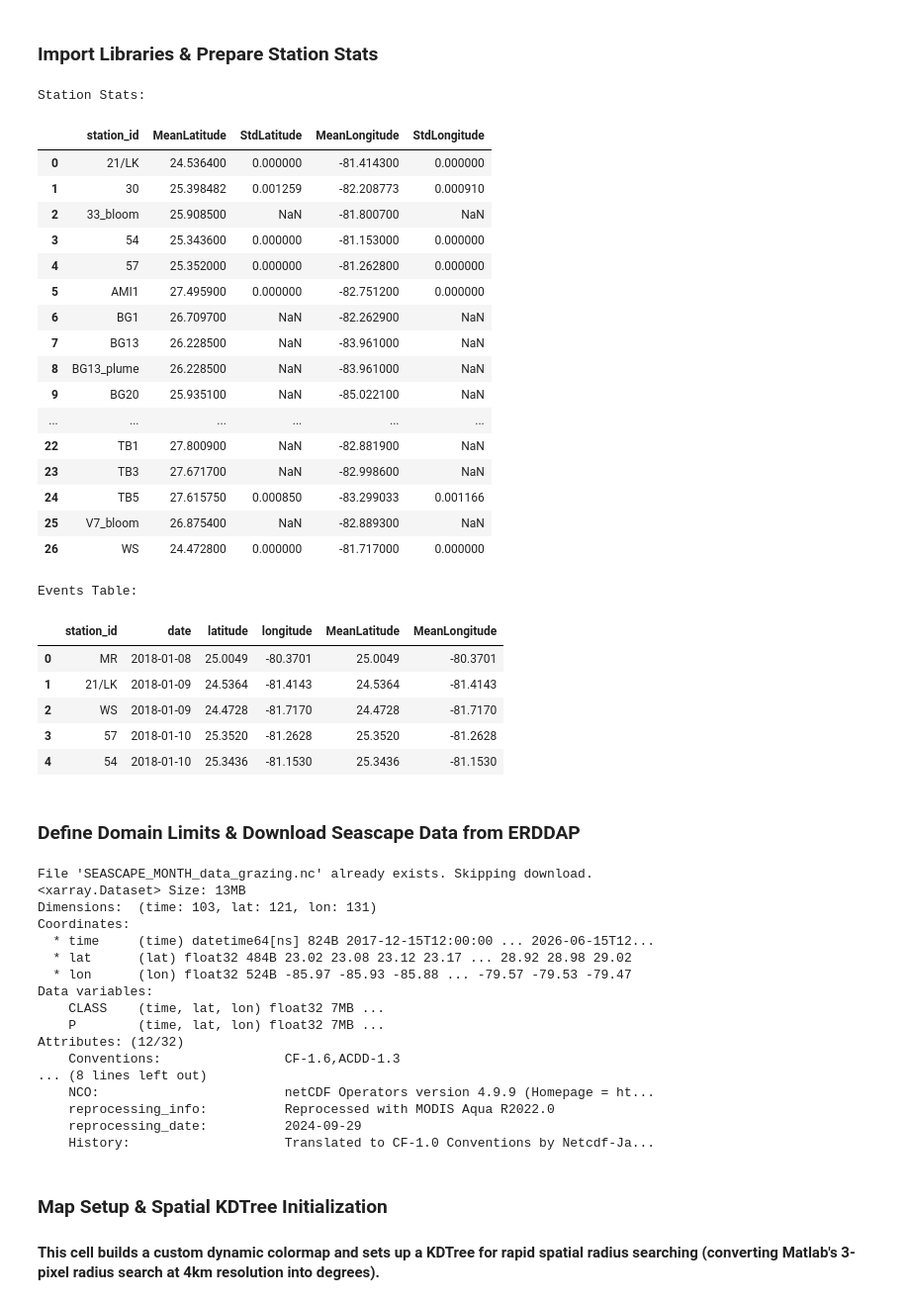
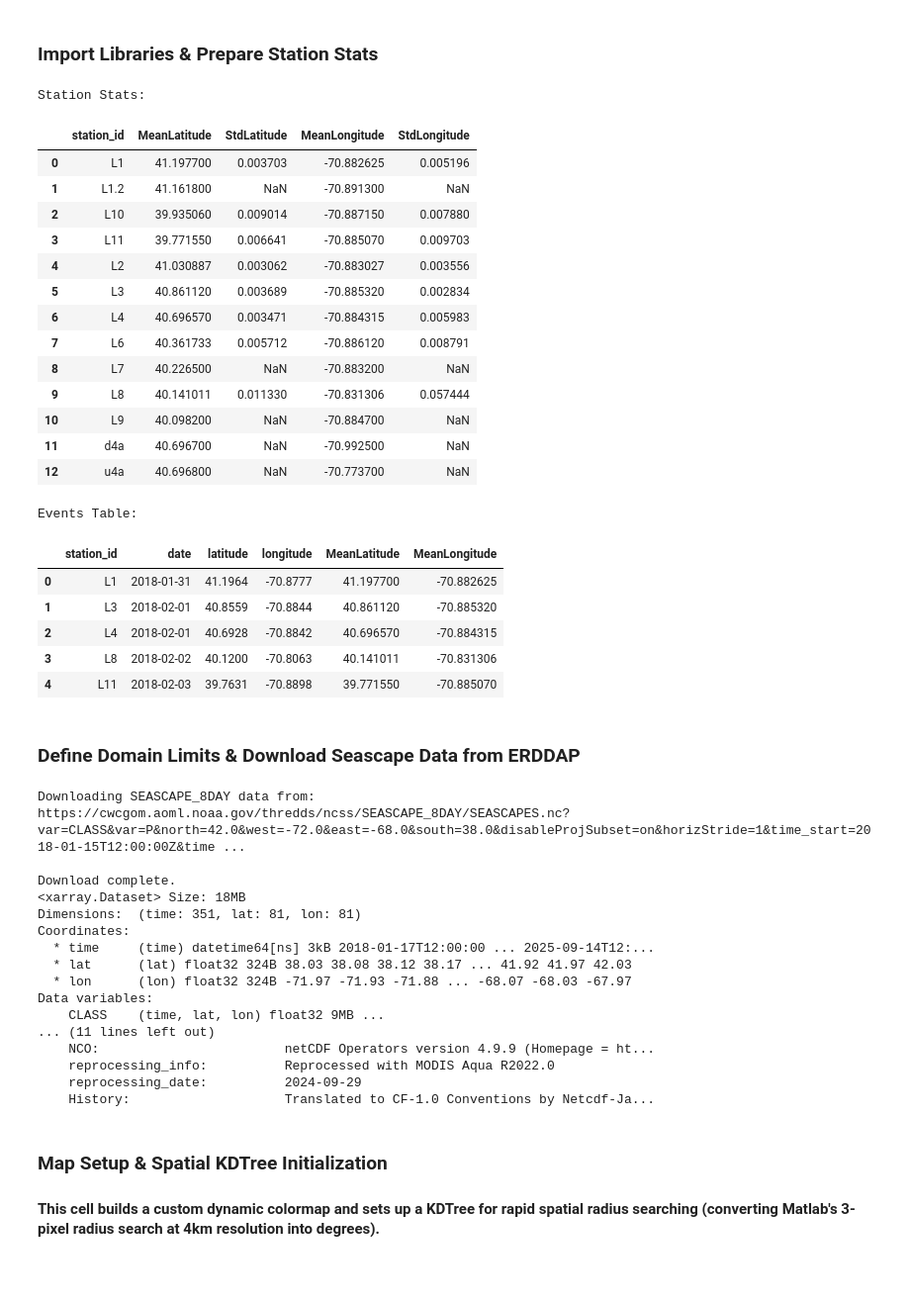
Before and after one commit to eqmh/seascapes, a Jupyter notebook: seascape_extractor_grazing.ipynb, the cells around one changed output. Shown at 99% size. Saved outputs shown, nothing was run; the diff lists cells and outputs as text; code cells hidden in the pictures; blank space fills up the shorter version.

Commit message:
Add coordinates and .TSV file for NESLTER analysis and modify bio Argo notebook

```diff
--- a/seascape_extractor_grazing.ipynb
+++ b/seascape_extractor_grazing.ipynb
@@ -18,69 +18,69 @@ import os
 import warnings
 warnings.filterwarnings('ignore')
 
 # --- Load Data ---
-file_path = 'seascape_stations_grazing.tsv'
+# file_path = 'seascape_stations_grazing.tsv'
+file_path = 'neslter_seascape_sites.tsv'
 df = pd.read_csv(file_path, sep='\t')
 
 # Sort the table based on the 'date' column in ascending order
 df['date'] = pd.to_datetime(df['date'])
 df = df.sort_values('date').reset_index(drop=True)
 
 # --- Calculate mean latitude, longitude, and std for each station ---
 station_stats = df.groupby('station_id').agg(
     MeanLatitude=('latitude', 'mean'),
     StdLatitude=('latitude', 'std'),
     MeanLongitude=('longitude', 'mean'),
     StdLongitude=('longitude', 'std')
 ).reset_index()
 
 print("Station Stats:")
 display(station_stats)
 
 # --- Create 'events' table ---
 # Merge original data with the corresponding mean latitude and longitude
 events = df.merge(station_stats[['station_id', 'MeanLatitude', 'MeanLongitude']], on='station_id', how='left')
 
 print("\nEvents Table:")
 display(events.head())
 # %% [output]
 Station Stats:
 |  | station_id | MeanLatitude | StdLatitude | MeanLongitude | StdLongitude |
-| 0 | 21/LK | 24.536400 | 0.000000 | -81.414300 | 0.000000 |
-| 1 | 30 | 25.398482 | 0.001259 | -82.208773 | 0.000910 |
-| 2 | 33_bloom | 25.908500 | NaN | -81.800700 | NaN |
-| 3 | 54 | 25.343600 | 0.000000 | -81.153000 | 0.000000 |
-| 4 | 57 | 25.352000 | 0.000000 | -81.262800 | 0.000000 |
-| 5 | AMI1 | 27.495900 | 0.000000 | -82.751200 | 0.000000 |
-| 6 | BG1 | 26.709700 | NaN | -82.262900 | NaN |
-| 7 | BG13 | 26.228500 | NaN | -83.961000 | NaN |
-| 8 | BG13_plume | 26.228500 | NaN | -83.961000 | NaN |
-| 9 | BG20 | 25.935100 | NaN | -85.022100 | NaN |
-| ... | ... | ... | ... | ... | ... |
-| 22 | TB1 | 27.800900 | NaN | -82.881900 | NaN |
-| 23 | TB3 | 27.671700 | NaN | -82.998600 | NaN |
-| 24 | TB5 | 27.615750 | 0.000850 | -83.299033 | 0.001166 |
-| 25 | V7_bloom | 26.875400 | NaN | -82.889300 | NaN |
-| 26 | WS | 24.472800 | 0.000000 | -81.717000 | 0.000000 |
+| 0 | L1 | 41.197700 | 0.003703 | -70.882625 | 0.005196 |
+| 1 | L1.2 | 41.161800 | NaN | -70.891300 | NaN |
+| 2 | L10 | 39.935060 | 0.009014 | -70.887150 | 0.007880 |
+| 3 | L11 | 39.771550 | 0.006641 | -70.885070 | 0.009703 |
+| 4 | L2 | 41.030887 | 0.003062 | -70.883027 | 0.003556 |
+| 5 | L3 | 40.861120 | 0.003689 | -70.885320 | 0.002834 |
+| 6 | L4 | 40.696570 | 0.003471 | -70.884315 | 0.005983 |
+| 7 | L6 | 40.361733 | 0.005712 | -70.886120 | 0.008791 |
+| 8 | L7 | 40.226500 | NaN | -70.883200 | NaN |
+| 9 | L8 | 40.141011 | 0.011330 | -70.831306 | 0.057444 |
+| 10 | L9 | 40.098200 | NaN | -70.884700 | NaN |
+| 11 | d4a | 40.696700 | NaN | -70.992500 | NaN |
+| 12 | u4a | 40.696800 | NaN | -70.773700 | NaN |
 Events Table:
 |  | station_id | date | latitude | longitude | MeanLatitude | MeanLongitude |
-| 0 | MR | 2018-01-08 | 25.0049 | -80.3701 | 25.0049 | -80.3701 |
-| 1 | 21/LK | 2018-01-09 | 24.5364 | -81.4143 | 24.5364 | -81.4143 |
-| 2 | WS | 2018-01-09 | 24.4728 | -81.7170 | 24.4728 | -81.7170 |
-| 3 | 57 | 2018-01-10 | 25.3520 | -81.2628 | 25.3520 | -81.2628 |
-| 4 | 54 | 2018-01-10 | 25.3436 | -81.1530 | 25.3436 | -81.1530 |
+| 0 | L1 | 2018-01-31 | 41.1964 | -70.8777 | 41.197700 | -70.882625 |
+| 1 | L3 | 2018-02-01 | 40.8559 | -70.8844 | 40.861120 | -70.885320 |
+| 2 | L4 | 2018-02-01 | 40.6928 | -70.8842 | 40.696570 | -70.884315 |
+| 3 | L8 | 2018-02-02 | 40.1200 | -70.8063 | 40.141011 | -70.831306 |
+| 4 | L11 | 2018-02-03 | 39.7631 | -70.8898 | 39.771550 | -70.885070 |
 # %% [markdown]
 ### Define Domain Limits & Download Seascape Data from ERDDAP
 # %%
 # --- Choose Dataset Type ---
 # Set this to either 'SEASCAPE_8DAY' or 'SEASCAPE_MONTH'
-dataset_type = 'SEASCAPE_MONTH'
+dataset_type = 'SEASCAPE_8DAY'
 
 # --- Study area limits ---
-n_lat, s_lat = 29.0, 23.0
-e_lon, w_lon = -79.5, -86.0
-start_date = '2017-12-15T12:00:00Z'
-end_date = '2026-06-15T12:00:00Z'
+# n_lat, s_lat = 29.0, 23.0
+# e_lon, w_lon = -79.5, -86.0
+n_lat, s_lat = 42.0, 38.0
+e_lon, w_lon = -68.0, -72.0
+start_date = '2018-01-15T12:00:00Z'
+end_date = '2025-09-15T12:00:00Z'
 
 # Construct the URL based on the chosen dataset type
 url = (f"https://cwcgom.aoml.noaa.gov/thredds/ncss/{dataset_type}/SEASCAPES.nc?"
@@ -108,19 +108,19 @@ else:
 ds = xr.open_dataset(filename, engine='netcdf4')
 print(ds)
 # %% [output]
-File 'SEASCAPE_MONTH_data_grazing.nc' already exists. Skipping download.
-<xarray.Dataset> Size: 13MB
-Dimensions:  (time: 103, lat: 121, lon: 131)
+Downloading SEASCAPE_8DAY data from:
+https://cwcgom.aoml.noaa.gov/thredds/ncss/SEASCAPE_8DAY/SEASCAPES.nc?var=CLASS&var=P&north=42.0&west=-72.0&east=-68.0&south=38.0&disableProjSubset=on&horizStride=1&time_start=2018-01-15T12:00:00Z&time ...
+
+Download complete.
+<xarray.Dataset> Size: 18MB
+Dimensions:  (time: 351, lat: 81, lon: 81)
 Coordinates:
-  * time     (time) datetime64[ns] 824B 2017-12-15T12:00:00 ... 2026-06-15T12...
-  * lat      (lat) float32 484B 23.02 23.08 23.12 23.17 ... 28.92 28.98 29.02
-  * lon      (lon) float32 524B -85.97 -85.93 -85.88 ... -79.57 -79.53 -79.47
+  * time     (time) datetime64[ns] 3kB 2018-01-17T12:00:00 ... 2025-09-14T12:...
+  * lat      (lat) float32 324B 38.03 38.08 38.12 38.17 ... 41.92 41.97 42.03
+  * lon      (lon) float32 324B -71.97 -71.93 -71.88 ... -68.07 -68.03 -67.97
 Data variables:
-    CLASS    (time, lat, lon) float32 7MB ...
-    P        (time, lat, lon) float32 7MB ...
-Attributes: (12/32)
-    Conventions:                CF-1.6,ACDD-1.3
-... (8 lines left out)
+    CLASS    (time, lat, lon) float32 9MB ...
+... (11 lines left out)
     NCO:                        netCDF Operators version 4.9.9 (Homepage = ht...
     reprocessing_info:          Reprocessed with MODIS Aqua R2022.0
     reprocessing_date:          2024-09-29
```
Also changed, not shown: parts of 3 cells of this notebook, 1 other file.
